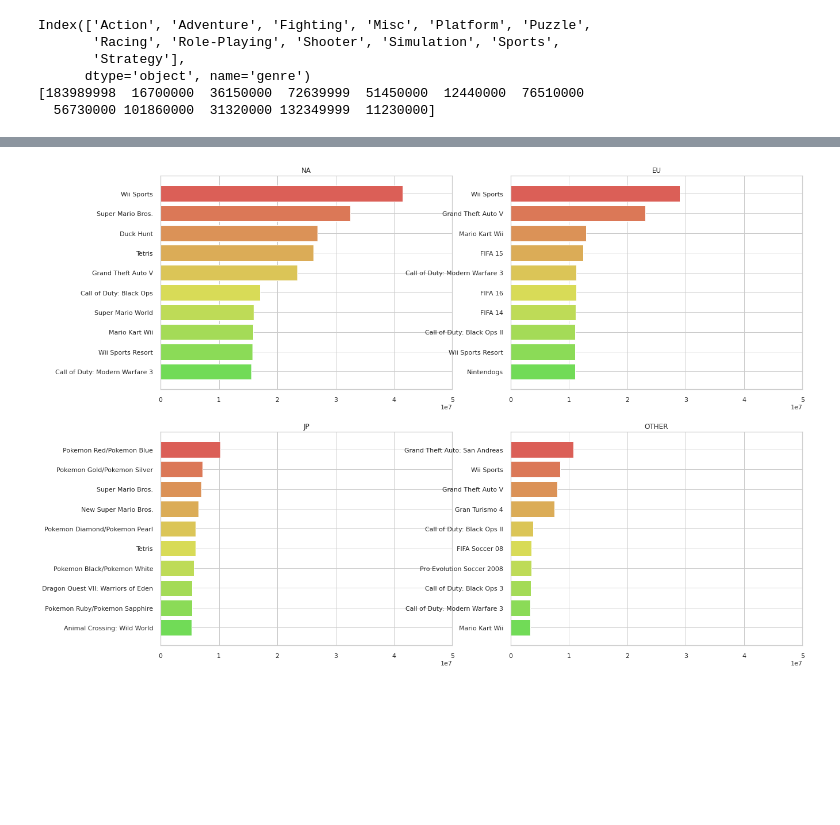
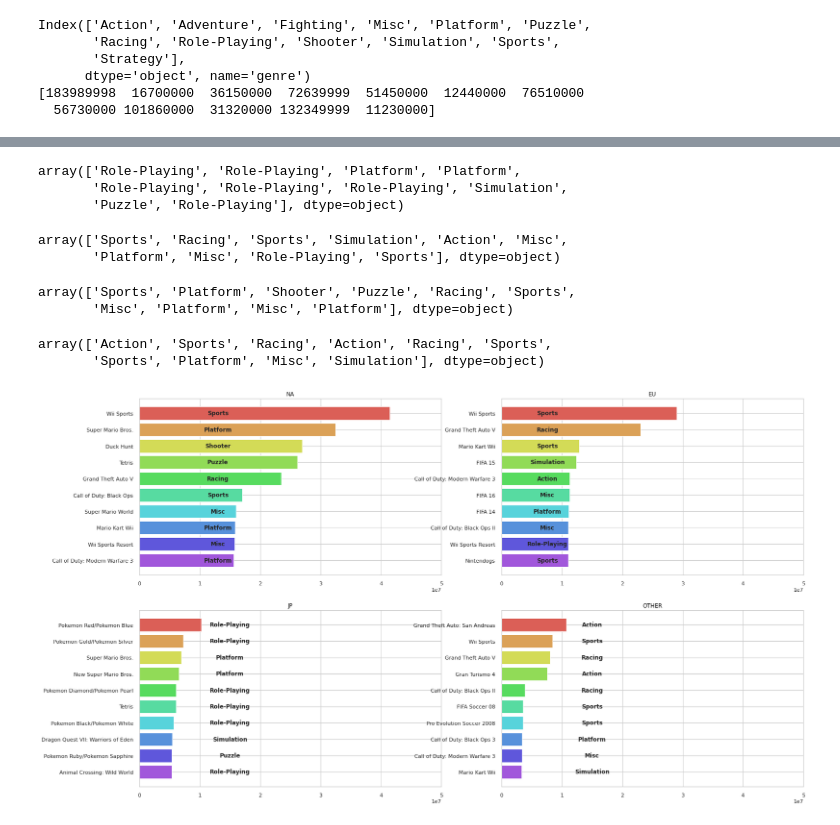
Before and after one commit to sungjin-kim-data/vgames2_data, a Jupyter notebook: vgames2_data.ipynb, the cells around one changed output, grey strips where cells are left out. Saved outputs shown, nothing was run; the diff lists cells and outputs as text; code cells hidden in the pictures; blank space fills up the shorter version.

```diff
--- a/vgames2_data.ipynb
+++ b/vgames2_data.ipynb
@@ -1292,34 +1342,72 @@ y_other_n = gd1.groupby('name')['other_sales'].sum().sort_values(ascending=False
+# %%
+jp_game = gd1[['jp_sales', 'name', 'genre']]
+jp_genre = jp_game.sort_values(by='jp_sales', ascending=False).iloc[:10]['genre'].values
+jp_genre
+# %% [output]
+array(['Role-Playing', 'Role-Playing', 'Platform', 'Platform',
+       'Role-Playing', 'Role-Playing', 'Role-Playing', 'Simulation',
+       'Puzzle', 'Role-Playing'], dtype=object)
+# %%
+eu_game = gd1[['eu_sales', 'name', 'genre']]
+eu_genre = eu_game.sort_values(by='eu_sales', ascending=False).iloc[:10]['genre'].values
+eu_genre
+# %% [output]
+array(['Sports', 'Racing', 'Sports', 'Simulation', 'Action', 'Misc',
+       'Platform', 'Misc', 'Role-Playing', 'Sports'], dtype=object)
+# %%
+na_game = gd1[['na_sales', 'name', 'genre']]
+na_genre = na_game.sort_values(by='na_sales', ascending=False).iloc[:10]['genre'].values
+na_genre
+# %% [output]
+array(['Sports', 'Platform', 'Shooter', 'Puzzle', 'Racing', 'Sports',
+       'Misc', 'Platform', 'Misc', 'Platform'], dtype=object)
+# %%
+other_game = gd1[['other_sales', 'name', 'genre']]
+other_genre = other_game.sort_values(by='other_sales', ascending=False).iloc[:10]['genre'].values
+other_genre
+# %% [output]
+array(['Action', 'Sports', 'Racing', 'Action', 'Racing', 'Sports',
+       'Sports', 'Platform', 'Misc', 'Simulation'], dtype=object)
 # %%
+import enum
 # 각 나라별 게임 판매량 Top 10 이름
 
 # 4분할 차트
-fig, axs = plt.subplots(2, 2, figsize=(20, 15))
+fig, axs = plt.subplots(2, 2, figsize=(25, 15))
 
 # xlim 단위 통일
 # NA
-axs[0, 0].barh(x_na_n, y_na_n, color=colors)
+na = axs[0, 0].barh(x_na_n, y_na_n, color=colors)
+for idx, rect in enumerate(na):
+  axs[0, 0].text(rect.get_height() + 13000000, idx + 0.1 ,na_genre[idx], ha='center', weight="bold")
 axs[0, 0].set_title('NA')
 axs[0, 0].set_xlim(0, 50000000)
 axs[0, 0].invert_yaxis()
 
 # EU
-axs[0, 1].barh(x_eu_n, y_eu_n, color=colors)
+eu = axs[0, 1].barh(x_eu_n, y_eu_n, color=colors)
+for idx, rect in enumerate(eu):
+  axs[0, 1].text(rect.get_height() + 7600000, idx + 0.1 ,eu_genre[idx], ha='center', weight="bold")
 axs[0, 1].set_title('EU')
 axs[0, 1].set_xlim(0, 50000000)
 axs[0, 1].invert_yaxis()
 
 # JP
-axs[1, 0].barh(x_jp_n, y_jp_n, color=colors)
+jp = axs[1, 0].barh(x_jp_n, y_jp_n, color=colors)
+for idx, rect in enumerate(jp):
+  axs[1, 0].text(rect.get_height() + 15000000, idx + 0.1 ,jp_genre[idx], ha='center', weight="bold")
 axs[1, 0].set_title('JP')
 axs[1, 0].set_xlim(0, 50000000)
 axs[1, 0].invert_yaxis()
 
 # OTHER
-axs[1, 1].barh(x_other_n, y_other_n, color=colors)
+other = axs[1, 1].barh(x_other_n, y_other_n, color=colors)
+for idx, rect in enumerate(other):
+  axs[1, 1].text(rect.get_height() + 15000000, idx + 0.1 ,other_genre[idx], ha='center', weight="bold")
 axs[1, 1].set_title('OTHER')
 axs[1, 1].set_xlim(0, 50000000)
 axs[1, 1].invert_yaxis()
 
 plt.show()
 # %% [output]
-[figure, old version]
+[figure, new version]
```
Also changed, not shown: parts of 54 cells of this notebook.
